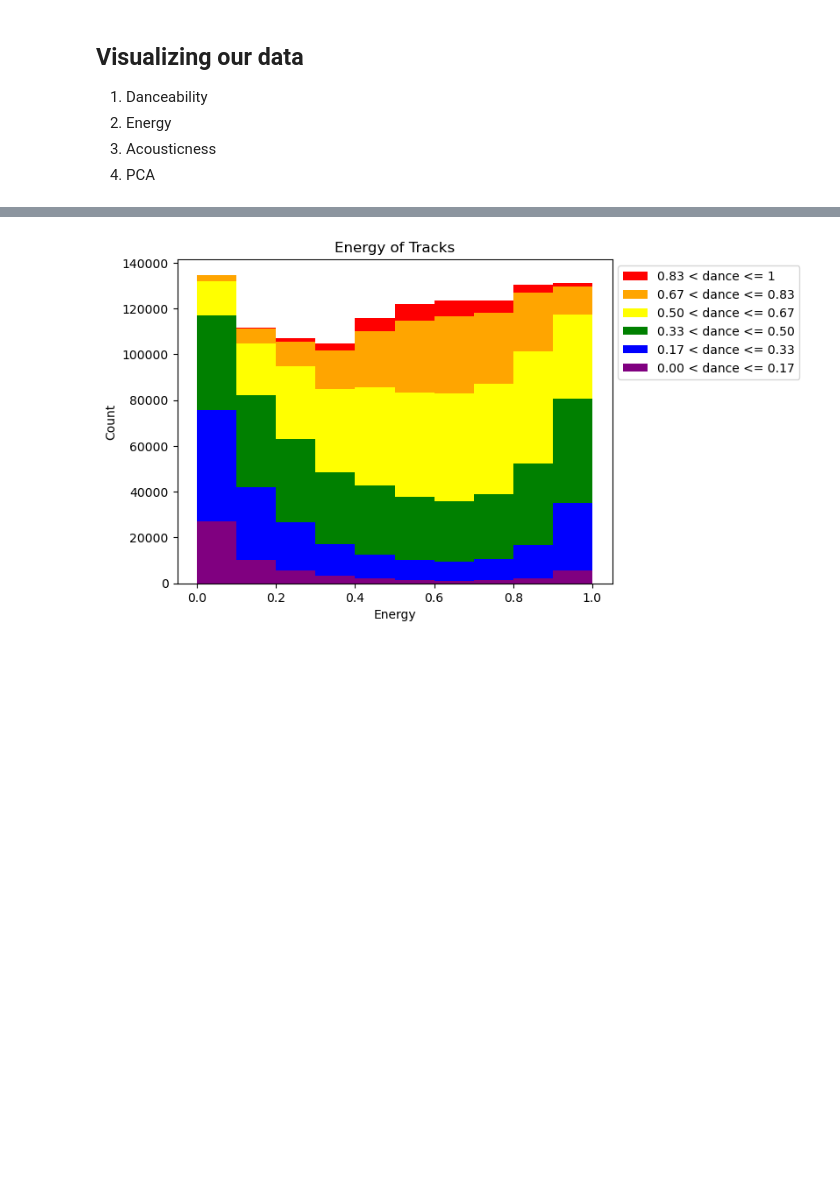
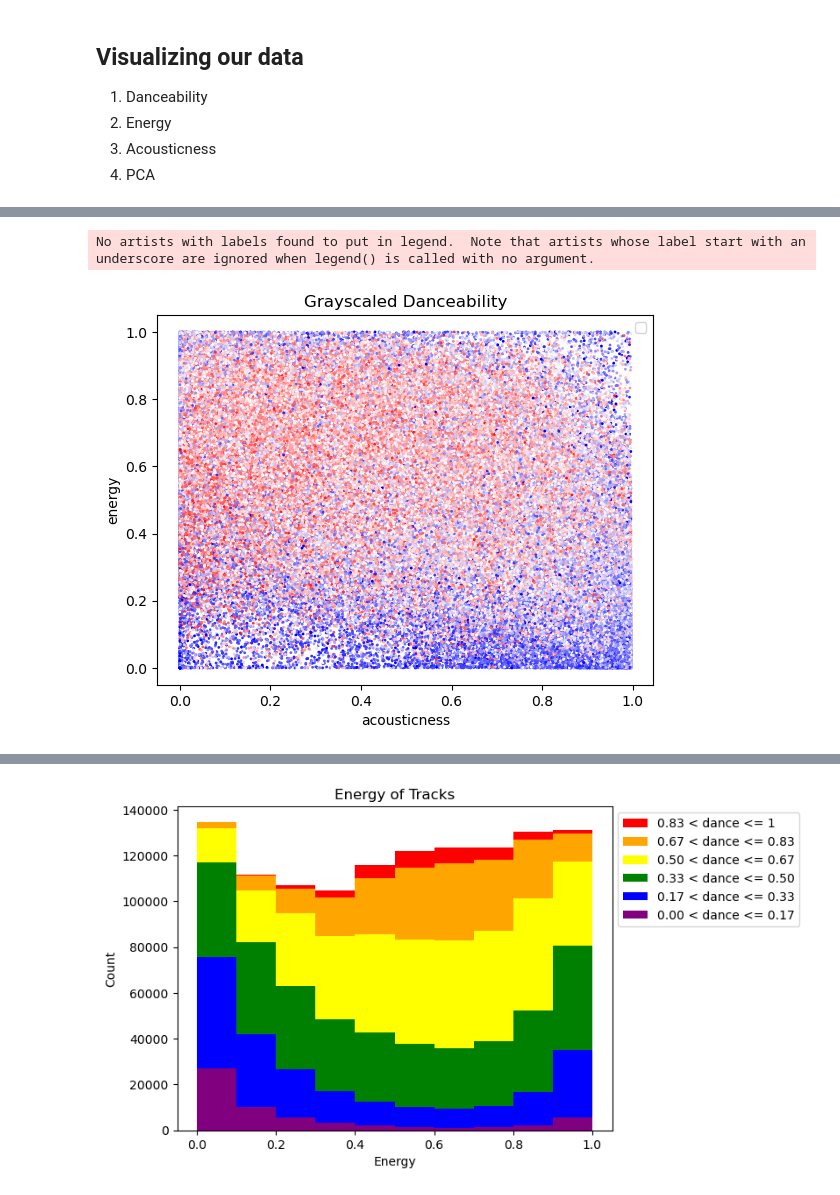
Before and after one commit to nathanstefanik/playlist-recommender, a Jupyter notebook: data_visualization.ipynb, the cells around one changed output, grey strips where cells are left out. Drawn from its saved outputs; the diff is of its cells as text; code cells hidden in the pictures; blank space fills up the shorter version.

```diff
--- a/data_visualization.ipynb
+++ b/data_visualization.ipynb
@@ -58,0 +49,13 @@ plt.show();
+# %%
+# Sampled danceability scatter plot - colored
+plt.scatter(sampled_tracks_features['acousticness'], sampled_tracks_features['energy'], c=sampled_tracks_features['danceability'], cmap='bwr', s=1)
+plt.legend()
+plt.show
+plt.xlabel('acousticness')
+plt.ylabel('energy')
+plt.title('Grayscaled Danceability')
+plt.savefig('images/sampled_danceability_bwr')
+plt.show();
+# %% [output]
+No artists with labels found to put in legend.  Note that artists whose label start with an underscore are ignored when legend() is called with no argument.
+[figure, added]
```
Also changed, not shown: parts of 6 cells of this notebook, 7 other files.
